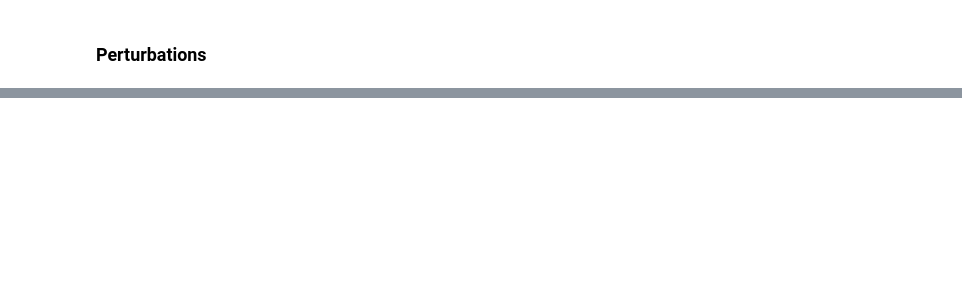
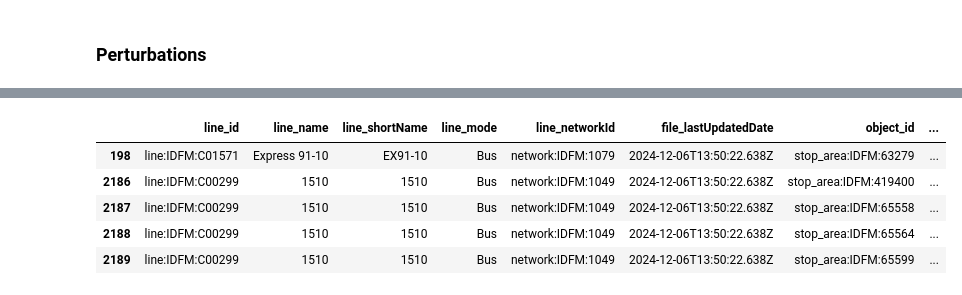
Before and after one commit to L-a-r-t/projet-python-datascience-2A, a Jupyter notebook: src/analysis.ipynb, the cells around one changed output, grey strips where cells are left out. Cells and saved outputs as stored; diff of their text form; code cells hidden in the pictures; blank space fills up the shorter version.

```diff
--- a/src/analysis.ipynb
+++ b/src/analysis.ipynb
@@ -88,0 +376,9 @@ df_disruptions.head()
+# %%
+df_objects[df_objects["object_type"] == "stop_area"].head()
+# %% [output]
+|  | line_id | line_name | line_shortName | line_mode | line_networkId | file_lastUpdatedDate | object_id | ... |
+| 198 | line:IDFM:C01571 | Express 91-10 | EX91-10 | Bus | network:IDFM:1079 | 2024-12-06T13:50:22.638Z | stop_area:IDFM:63279 | ... |
+| 2186 | line:IDFM:C00299 | 1510 | 1510 | Bus | network:IDFM:1049 | 2024-12-06T13:50:22.638Z | stop_area:IDFM:419400 | ... |
+| 2187 | line:IDFM:C00299 | 1510 | 1510 | Bus | network:IDFM:1049 | 2024-12-06T13:50:22.638Z | stop_area:IDFM:65558 | ... |
+| 2188 | line:IDFM:C00299 | 1510 | 1510 | Bus | network:IDFM:1049 | 2024-12-06T13:50:22.638Z | stop_area:IDFM:65564 | ... |
+| 2189 | line:IDFM:C00299 | 1510 | 1510 | Bus | network:IDFM:1049 | 2024-12-06T13:50:22.638Z | stop_area:IDFM:65599 | ... |
```
Also changed, not shown: parts of 38 cells of this notebook.
